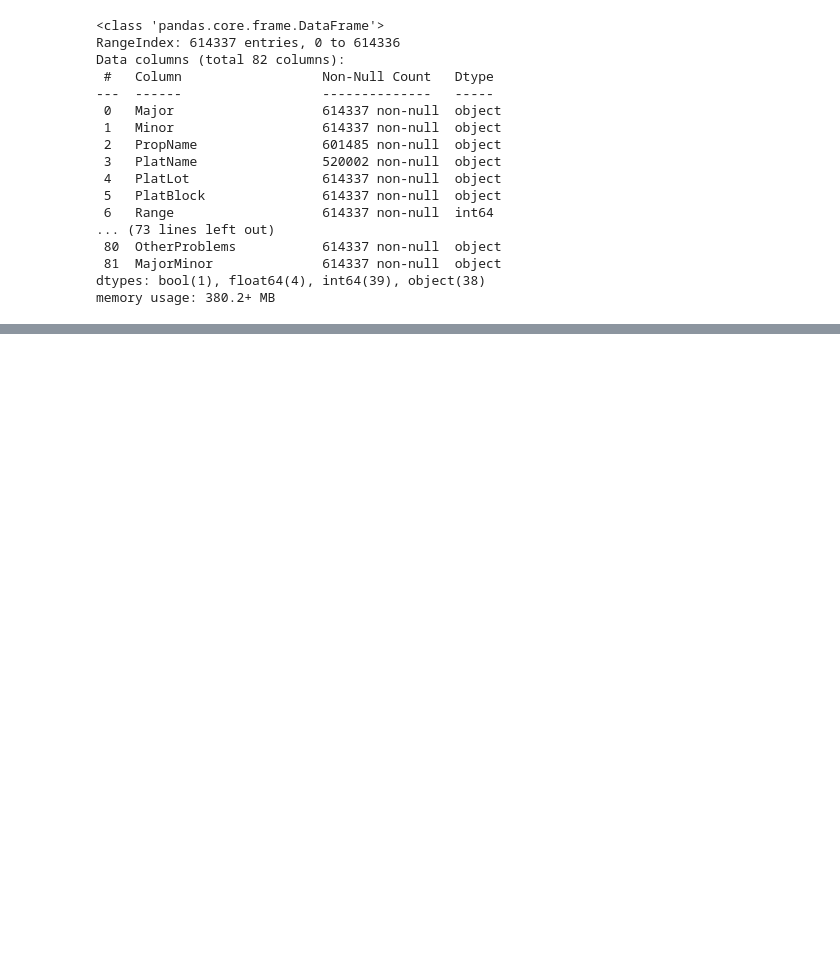
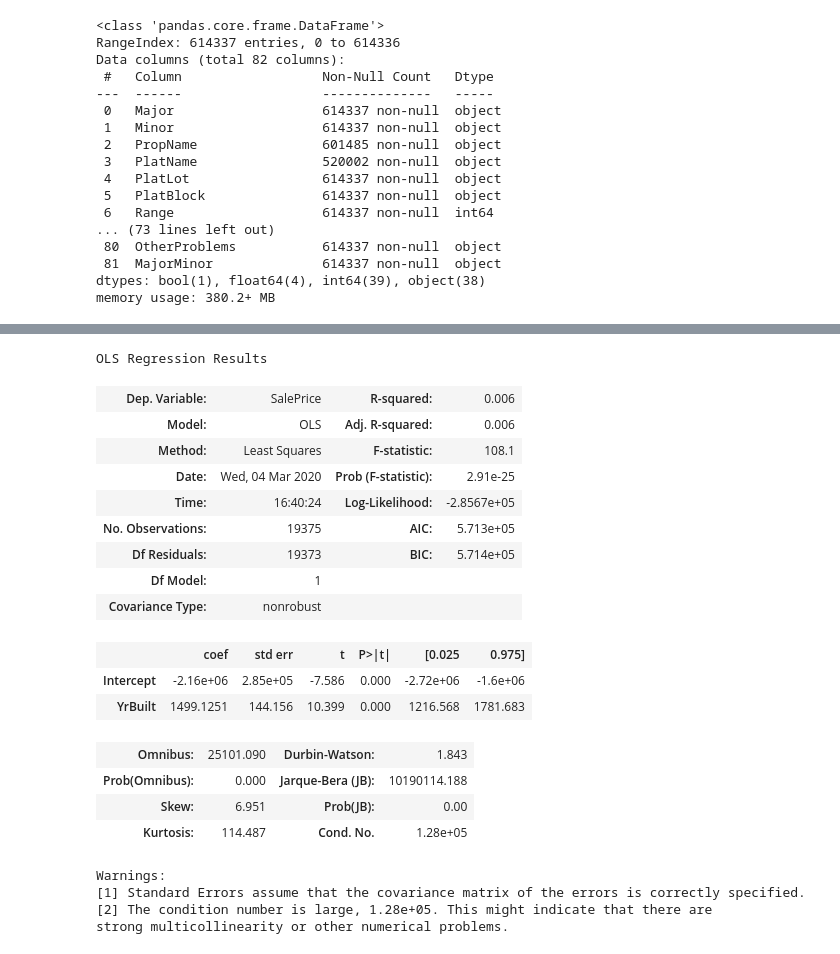
Before and after one commit to hmdev649/mod2-project, a Jupyter notebook: Exploratory Notebooks/Mihir Bhagat.ipynb, the cells around one changed output, grey strips where cells are left out. Saved outputs shown, nothing was run; the diff lists cells and outputs as text; code cells hidden in the pictures; blank space fills up the shorter version.

```diff
--- a/Exploratory Notebooks/Mihir Bhagat.ipynb
+++ b/Exploratory Notebooks/Mihir Bhagat.ipynb
@@ -613,0 +663,26 @@ memory usage: 380.2+ MB
+# %%
+df_mihir_1 = final_df[["SalePrice", "YrBuilt"]].copy()
+model_mihir_1 = ols(formula="SalePrice ~ YrBuilt", data=df_mihir_1).fit()
+model_mihir_1.summary()
+# %% [output]
+OLS Regression Results
+| Dep. Variable: | SalePrice | R-squared: | 0.006 |
+| Model: | OLS | Adj. R-squared: | 0.006 |
+| Method: | Least Squares | F-statistic: | 108.1 |
+| Date: | Wed, 04 Mar 2020 | Prob (F-statistic): | 2.91e-25 |
+| Time: | 16:40:24 | Log-Likelihood: | -2.8567e+05 |
+| No. Observations: | 19375 | AIC: | 5.713e+05 |
+| Df Residuals: | 19373 | BIC: | 5.714e+05 |
+| Df Model: | 1 |  |  |
+| Covariance Type: | nonrobust |  |  |
+|  | coef | std err | t | P>|t| | [0.025 | 0.975] |
+| Intercept | -2.16e+06 | 2.85e+05 | -7.586 | 0.000 | -2.72e+06 | -1.6e+06 |
+| YrBuilt | 1499.1251 | 144.156 | 10.399 | 0.000 | 1216.568 | 1781.683 |
+| Omnibus: | 25101.090 | Durbin-Watson: | 1.843 |
+| Prob(Omnibus): | 0.000 | Jarque-Bera (JB): | 10190114.188 |
+| Skew: | 6.951 | Prob(JB): | 0.00 |
+| Kurtosis: | 114.487 | Cond. No. | 1.28e+05 |
+Warnings:
+[1] Standard Errors assume that the covariance matrix of the errors is correctly specified.
+[2] The condition number is large, 1.28e+05. This might indicate that there are
+strong multicollinearity or other numerical problems.
```
Also changed, not shown: parts of 16 cells of this notebook, 2 other files.
